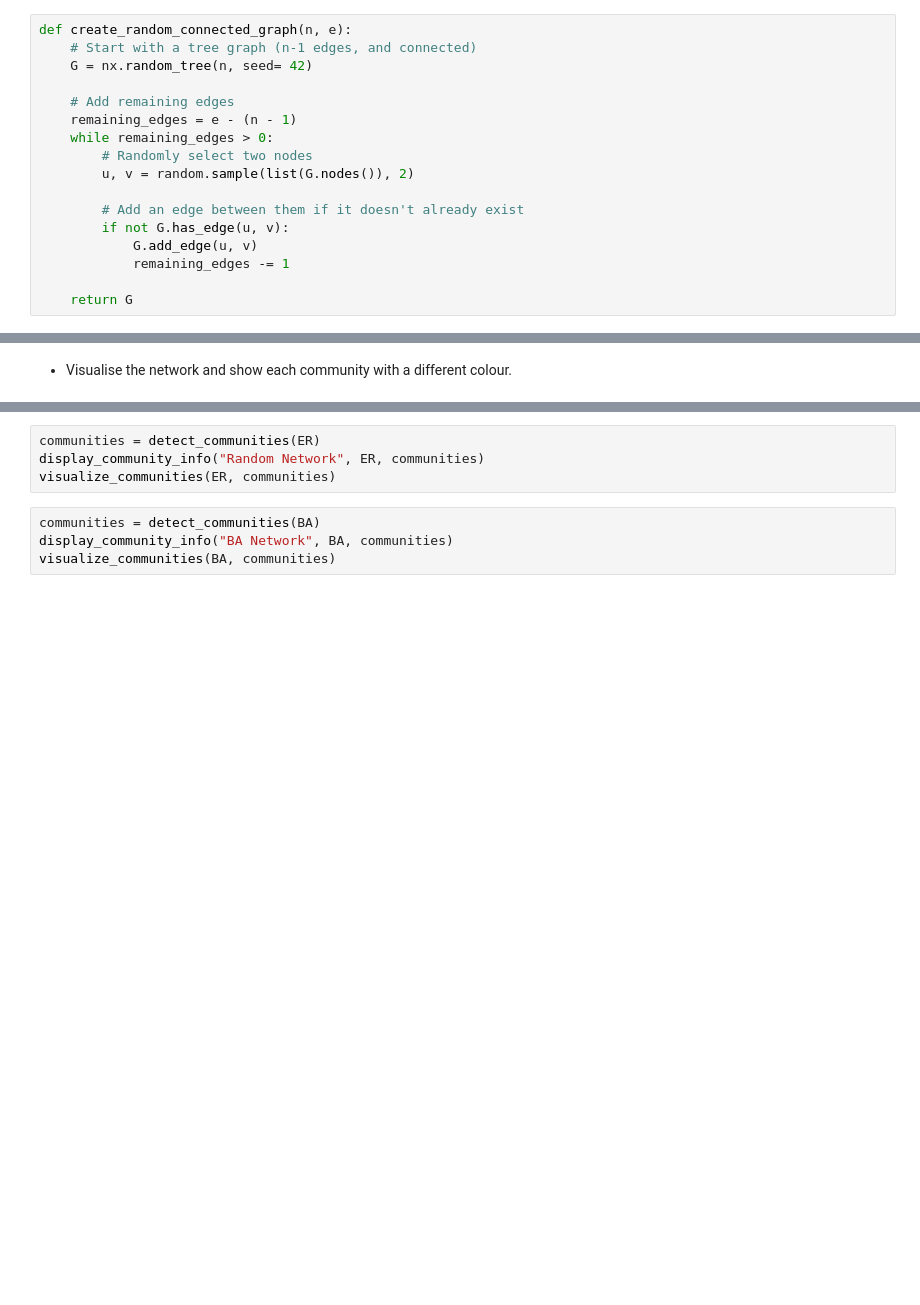
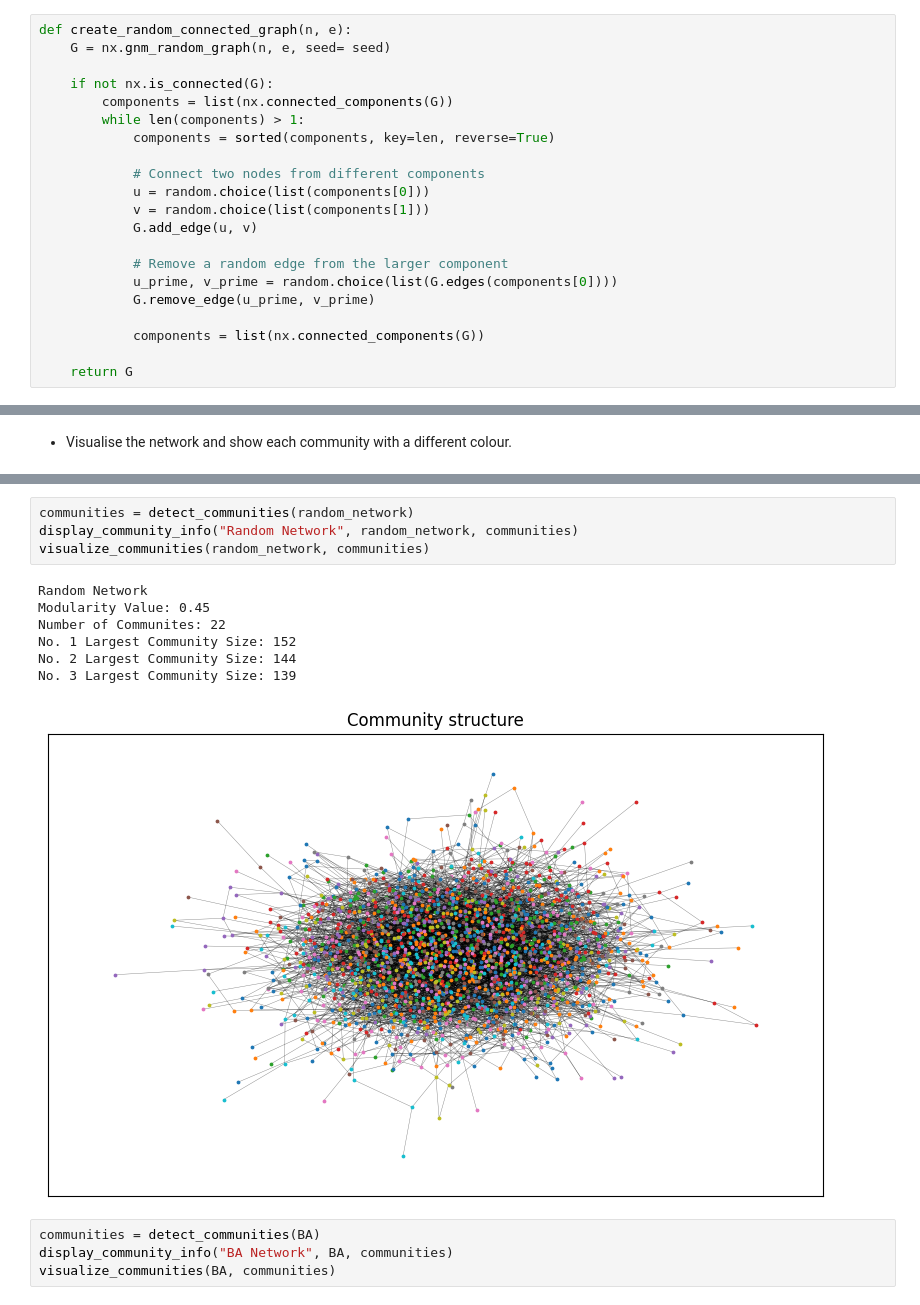
Before and after one commit to ignRyann/author-network-analysis, a Jupyter notebook: coursework1.ipynb, the cells around one changed output, grey strips where cells are left out. Saved outputs shown, nothing was run; the diff lists cells and outputs as text; blank space fills up the shorter version.

```diff
--- a/coursework1.ipynb
+++ b/coursework1.ipynb
@@ -80,23 +83,27 @@ nx.draw(author_network, node_size= 2, width= 1, pos= pos)
 ### Generating Random Network
 # %% [markdown]
 We generate a random tree with $n$ nodes which ensures the graph is connected and has $n-1$ edges. We then randomly add the remaining $e - (n-1)$ edges
-# %%
-def create_random_connected_graph(n, e):
-    # Start with a tree graph (n-1 edges, and connected)
-    G = nx.random_tree(n, seed= 42)
-
-    # Add remaining edges
-    remaining_edges = e - (n - 1)
-    while remaining_edges > 0:
-        # Randomly select two nodes
-        u, v = random.sample(list(G.nodes()), 2)
-
-        # Add an edge between them if it doesn't already exist
-        if not G.has_edge(u, v):
-            G.add_edge(u, v)
-            remaining_edges -= 1
-
-    return G
+# %%
+def create_random_connected_graph(n, e):
+    G = nx.gnm_random_graph(n, e, seed= seed)
+
+    if not nx.is_connected(G):
+        components = list(nx.connected_components(G))
+        while len(components) > 1:
+            components = sorted(components, key=len, reverse=True)
+
+            # Connect two nodes from different components
+            u = random.choice(list(components[0]))
+            v = random.choice(list(components[1]))
+            G.add_edge(u, v)
+
+            # Remove a random edge from the larger component
+            u_prime, v_prime = random.choice(list(G.edges(components[0])))
+            G.remove_edge(u_prime, v_prime)
+
+            components = list(nx.connected_components(G))
+
+    return G
 # %%
 random_network = create_random_connected_graph(n_count, e_count)
 # %%
@@ -582,7 +597,15 @@ visualize_communities(author_network, communities)
 # %%
-communities = detect_communities(ER)
-display_community_info("Random Network", ER, communities)
-visualize_communities(ER, communities)
+communities = detect_communities(random_network)
+display_community_info("Random Network", random_network, communities)
+visualize_communities(random_network, communities)
+# %% [output]
+Random Network
+Modularity Value: 0.45
+Number of Communites: 22
+No. 1 Largest Community Size: 152
+No. 2 Largest Community Size: 144
+No. 3 Largest Community Size: 139
+[figure, added]
 # %%
 communities = detect_communities(BA)
 display_community_info("BA Network", BA, communities)
```
Also changed, not shown: parts of 31 cells of this notebook, 17 other files.
